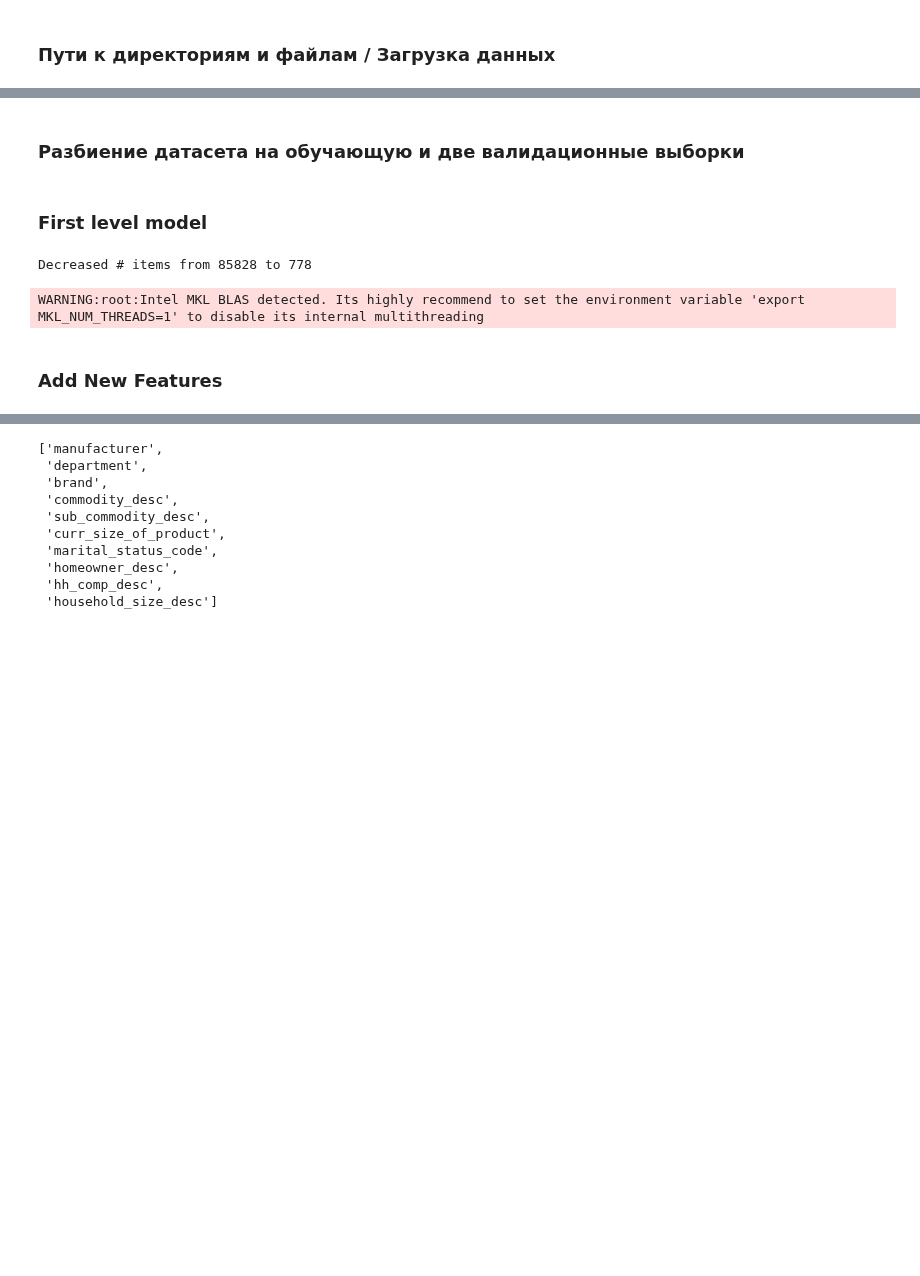
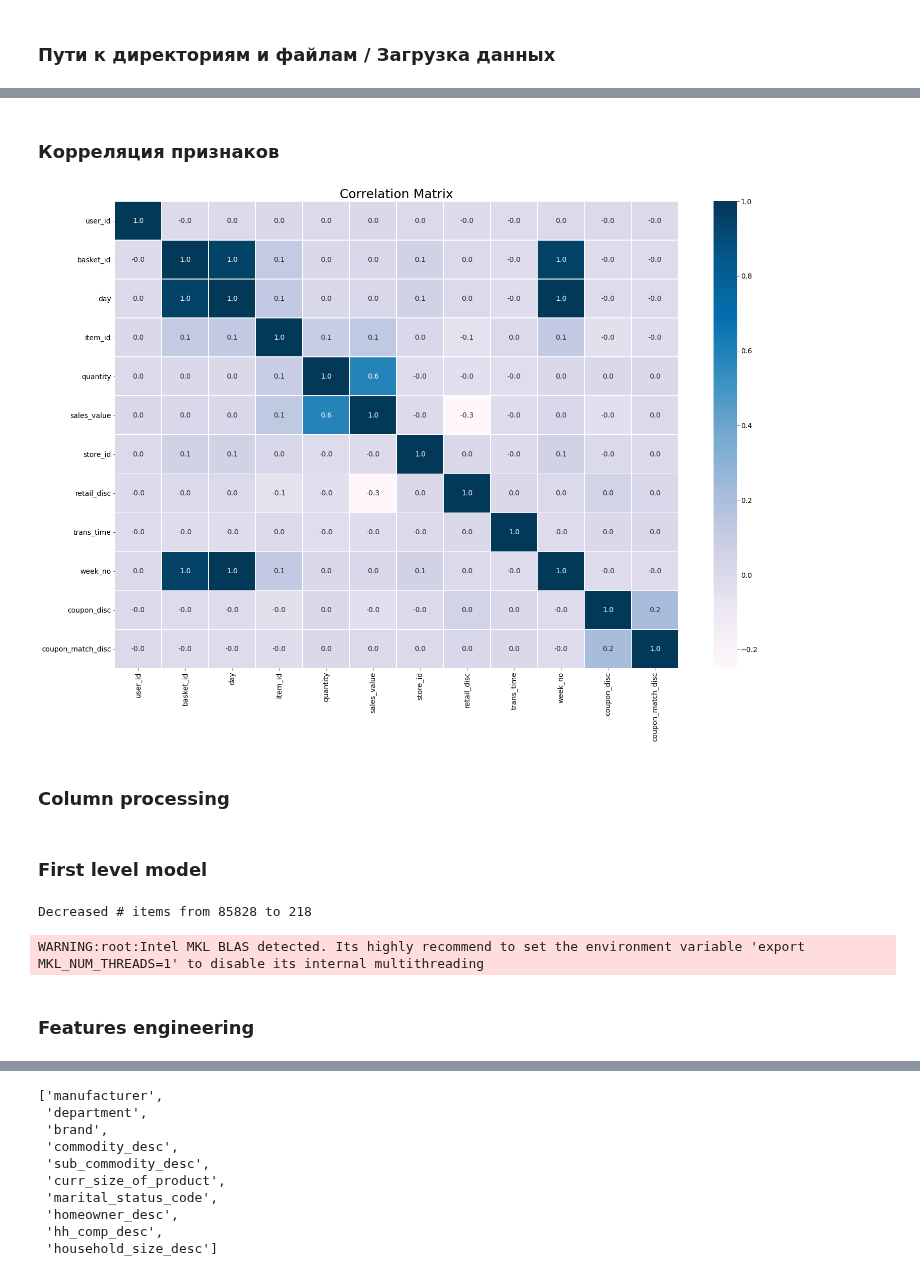
Before and after one commit to Miillya/Geekbrains, a Jupyter notebook: Рекомендательные системы/final_project/final_project.ipynb, the cells around one changed output, grey strips where cells are left out. Drawn from its saved outputs; the diff is of its cells as text; code cells hidden in the pictures; blank space fills up the shorter version.

```diff
--- a/Рекомендательные системы/final_project/final_project.ipynb
+++ b/Рекомендательные системы/final_project/final_project.ipynb
@@ -57 +209,13 @@ user_features = pd.read_csv('data/hh_demographic.csv')
+# %% [markdown]
+### Корреляция признаков
+# %%
+# Correlation Matrix
+f, ax = plt.subplots(figsize = [25, 17])
+sns.heatmap(train_df.corr(), annot=True, fmt='.1f', linewidths=.5, ax=ax, cmap = 'PuBu' )
+ax.set_title('Correlation Matrix', fontsize=25)
+plt.show()
+# %% [output]
+[figure, added]
+# %% [markdown]
+### Column processing
 # %%
@@ -61,5 +224,3 @@ user_features.columns = [col.lower() for col in user_features.columns]
 
 item_features.rename(columns={'product_id': 'item_id'}, inplace=True)
 user_features.rename(columns={'household_key': 'user_id'}, inplace=True)
-# %% [markdown]
-### Разбиение датасета на обучающую и две валидационные выборки
@@ -75,11 +236,11 @@ train_2 = val_1.copy()
 # %%
 n_items_before = train_1['item_id'].nunique()
-train_1 = prefilter_items(train_1, item_features=item_features, take_n_popular = 777)
+train_1 = prefilter_items(train_1, item_features=item_features, take_n_popular = 217)
 n_items_after = train_1['item_id'].nunique()
 
 print(f'Decreased # items from {n_items_before} to {n_items_after}')
 # %% [output]
-Decreased # items from 85828 to 778
+Decreased # items from 85828 to 218
 # %%
 recommender = MainRecommender(train_1)
 # %% [output]
@@ -88,4 +249,4 @@ WARNING:root:Intel MKL BLAS detected. Its highly recommend to set the environmen
 items_emb_df = recommender.items_emb_df
 users_emb_df = recommender.users_emb_df
 # %% [markdown]
-### Add New Features
+### Features engineering
```
Also changed, not shown: parts of 39 cells of this notebook, 6 other files.
